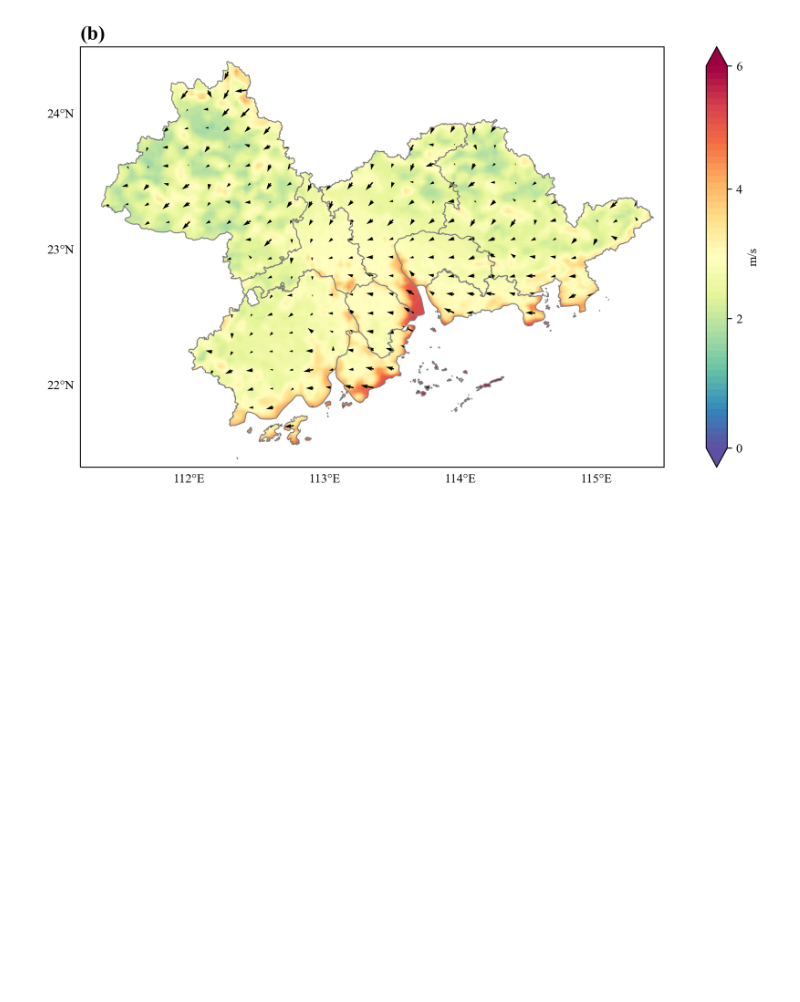
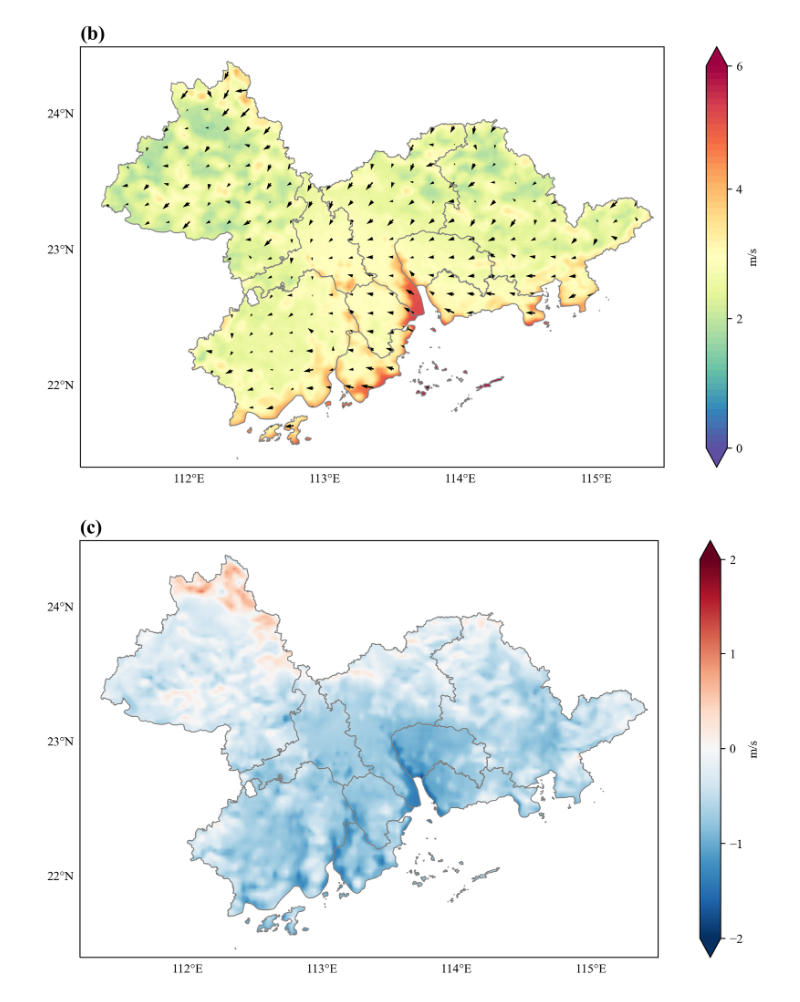
Before and after one commit to Iphisxu/MasterGRAD-Seasonally, a Jupyter notebook: scripts/Ground/Plot_spatial/WSPD.ipynb, the cells around one changed output. Saved outputs shown, nothing was run; the diff lists cells and outputs as text; code cells hidden in the pictures; blank space fills up the shorter version.

```diff
--- a/scripts/Ground/Plot_spatial/WSPD.ipynb
+++ b/scripts/Ground/Plot_spatial/WSPD.ipynb
@@ -61,6 +58,17 @@ plot_PRD_map(avg_low, cmin, cmax, cmstep, cbstep,
              title='(b)', colorbar_label='m/s')
 # %% [output]
 [figure]
+# %%
+cmin = -2
+cmax = 2
+cmstep = 0.01
+cbstep = 1
+
+plot_PRD_diff(avg_summer, cmin, cmax, cmstep, cbstep,
+              mean_summer, mean_autumn,
+              title='(c)', colorbar_label='m/s')
+# %% [output]
+[figure, added]
 # %%
 cmin = -1
 cmax = 1
```
Also changed, not shown: parts of 7 cells of this notebook, 5 other files.
